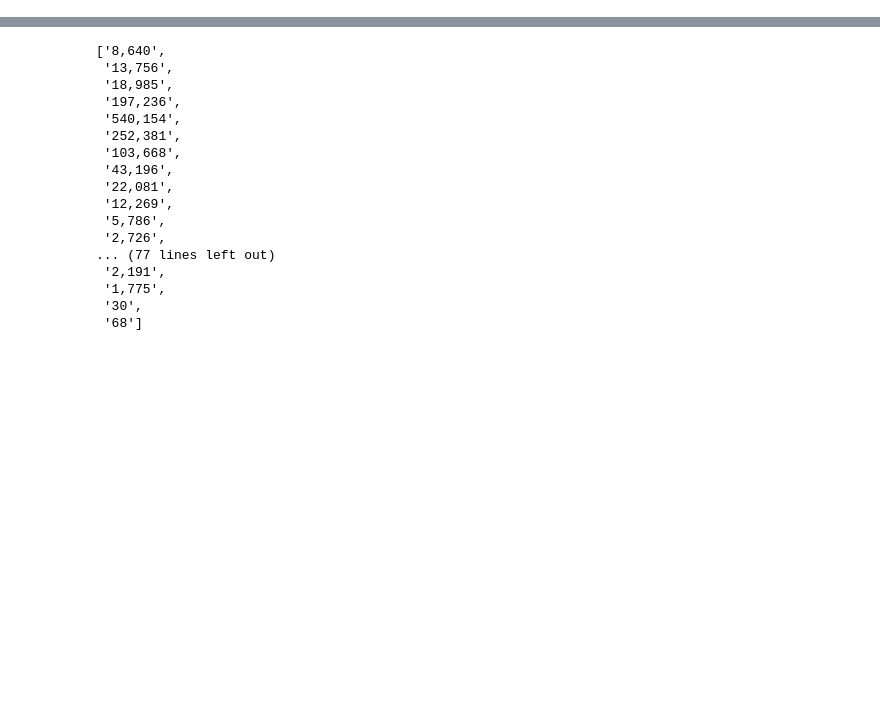
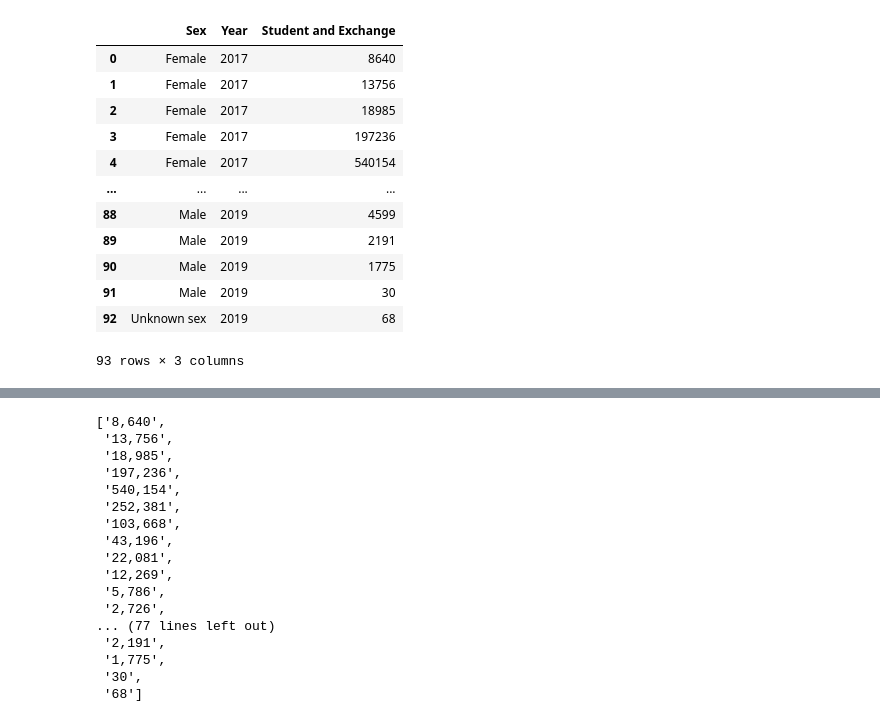
Before and after one commit to jojuka/Capstone, a Jupyter notebook: notebooks/AgeSex.ipynb, the cells around one changed output, grey strips where cells are left out. Saved outputs shown, nothing was run; the diff lists cells and outputs as text; code cells hidden in the pictures; blank space fills up the shorter version.

```diff
--- a/notebooks/AgeSex.ipynb
+++ b/notebooks/AgeSex.ipynb
@@ -30,2 +31,19 @@ memory usage: 3.0+ KB
 # %%
 df.dropna(how='all', axis=1, inplace=True)
+# %%
+SexYear=df.drop(columns=['Age'])
+SexYear
+# %% [output]
+|  | Sex | Year | Student and Exchange |
+| 0 | Female | 2017 | 8640 |
+| 1 | Female | 2017 | 13756 |
+| 2 | Female | 2017 | 18985 |
+| 3 | Female | 2017 | 197236 |
+| 4 | Female | 2017 | 540154 |
+| ... | ... | ... | ... |
+| 88 | Male | 2019 | 4599 |
+| 89 | Male | 2019 | 2191 |
+| 90 | Male | 2019 | 1775 |
+| 91 | Male | 2019 | 30 |
+| 92 | Unknown sex | 2019 | 68 |
+93 rows × 3 columns
```
Also changed, not shown: parts of 14 cells of this notebook, 5 other files.
